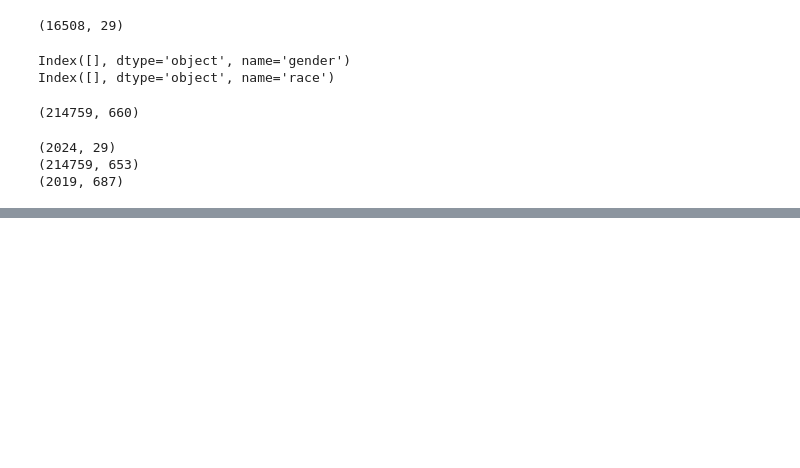
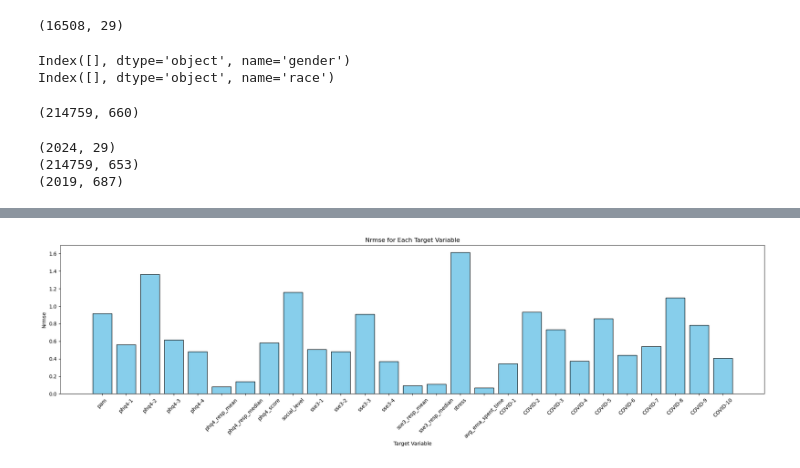
Before and after one commit to DMahjoob/CAIS_DigitalWellbeing, a Jupyter notebook: Preliminary/Week3/Week3_LinearRegression_Spencer.ipynb, the cells around one changed output, grey strips where cells are left out. Drawn from its saved outputs; the diff is of its cells as text; code cells hidden in the pictures; blank space fills up the shorter version.

```diff
--- a/Preliminary/Week3/Week3_LinearRegression_Spencer.ipynb
+++ b/Preliminary/Week3/Week3_LinearRegression_Spencer.ipynb
@@ -155,9 +365,9 @@ Name: gender_M, Length: 2019, dtype: bool
 # %%
 # Run the training and evaluation
-results = train_and_evaluate_models(merged_data, feature_cols, target_cols)
+results = train_and_evaluate_models_normalized(merged_data, feature_cols, target_cols)
 
 # Display results
-for target, result in results.items():
-    print(f"Target: {target}, MSE: {result['mse']}")
+# for target, result in results.items():
+#     print(f"Target: {target}, MSE: {result['mse']}")
 # %% [output]
 Training model for target: pam
@@ -226,0 +390,26 @@ ema_data
+# %%
+
+def plot_evaluation_results(results, metric_name):
+    # Extract the target variable names and their corresponding metric values
+    targets = list(results.keys())
+    metrics = [results[target][metric_name] for target in targets]
+
+    # Create a bar plot
+    plt.figure(figsize=(20, 6))
+    plt.bar(targets, metrics, color='skyblue', edgecolor='black')
+
+    # Add labels and title
+    plt.xlabel("Target Variable")
+    plt.ylabel(metric_name.replace('_', ' ').title())
+    plt.title(f"{metric_name.replace('_', ' ').title()} for Each Target Variable")
+    plt.xticks(rotation=45)
+
+    # Show the plot
+    plt.tight_layout()
+    plt.show()
+
+# Example usage:
+# For normalized MSE results from train_and_evaluate_models_normalized
+plot_evaluation_results(results, metric_name='nrmse')
+# %% [output]
+[figure, added]
```
Also changed, not shown: parts of 17 cells of this notebook.
